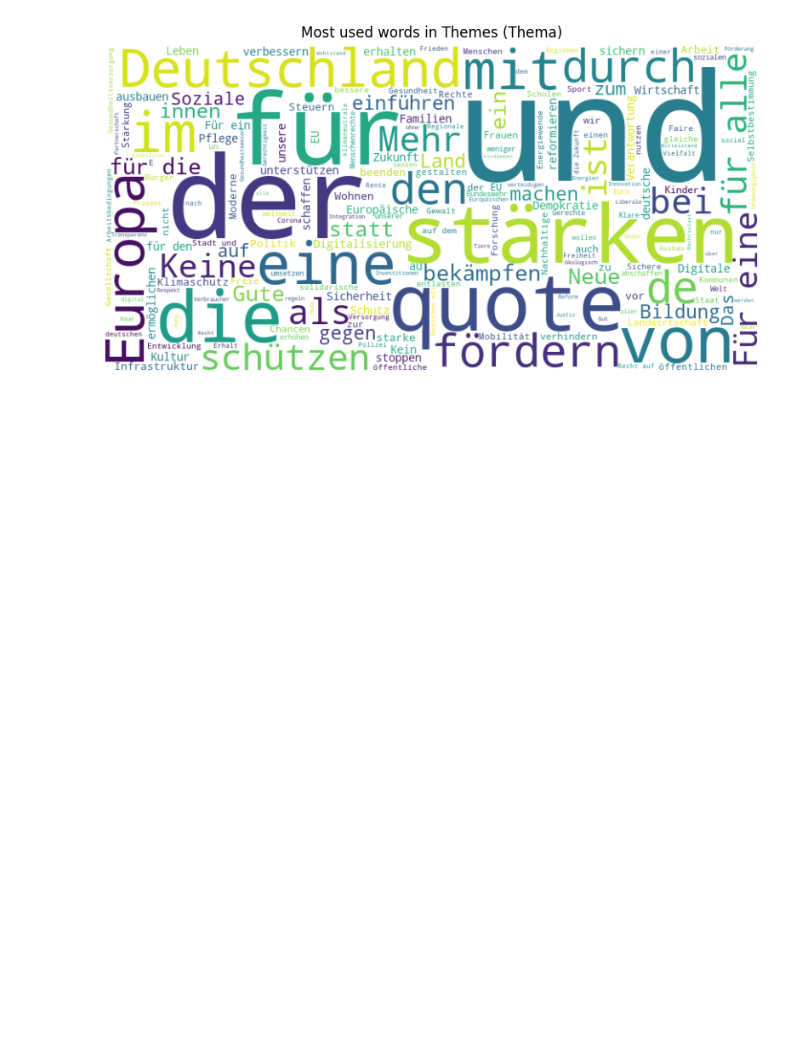
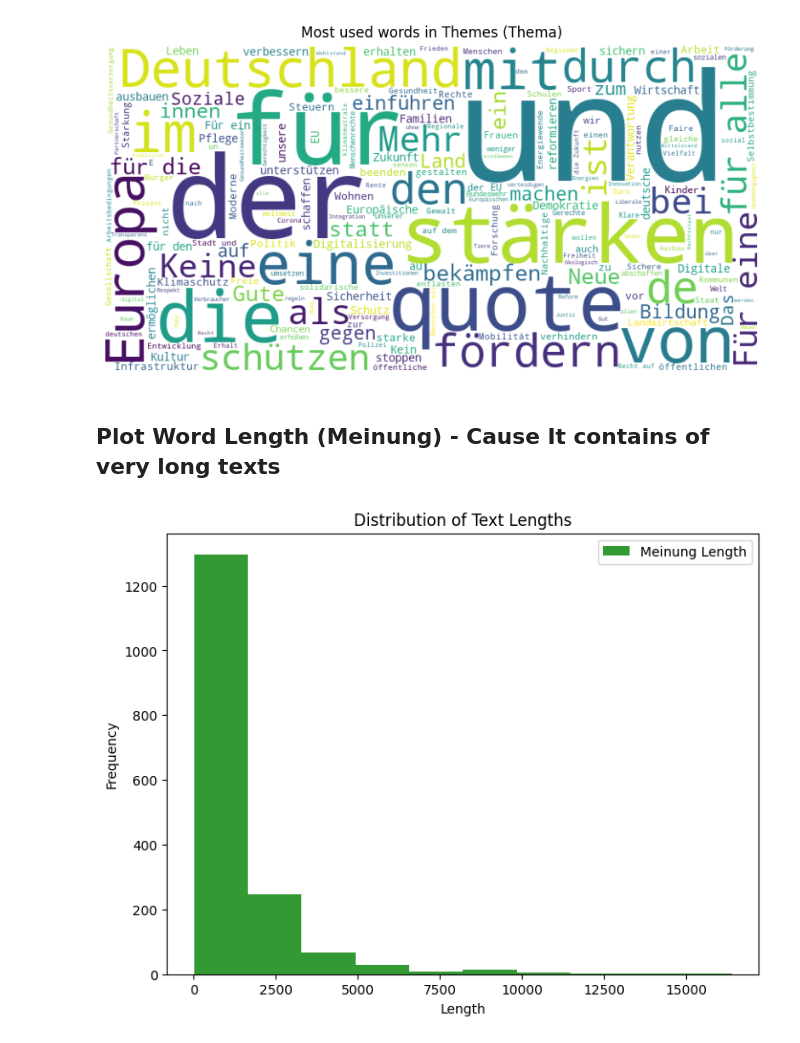
Before and after one commit to Abodx9/KI-BigData, a Jupyter notebook: Vektordatenbanken/Visualization.ipynb, the cells around one changed output. Saved outputs shown, nothing was run; the diff lists cells and outputs as text; code cells hidden in the pictures; blank space fills up the shorter version.

Commit message:
Plot Word Length

```diff
--- a/Vektordatenbanken/Visualization.ipynb
+++ b/Vektordatenbanken/Visualization.ipynb
@@ -68,3 +68,17 @@ plt.title("Most used words in Themes (Thema)")
 plt.show()
 # %% [output]
 [figure]
+# %% [markdown]
+## Plot Word Length (Meinung) - Cause It contains of very long texts
+# %%
+df['Meinung_Length'] = df['Meinung'].dropna().apply(len)
+
+plt.figure(figsize=(8, 6))
+plt.hist(df['Meinung_Length'], bins=10, alpha=0.8, label='Meinung Length', color='green')
+plt.title("Distribution of Text Lengths")
+plt.xlabel("Length")
+plt.ylabel("Frequency")
+plt.legend()
+plt.show()
+# %% [output]
+[figure, added]
```
